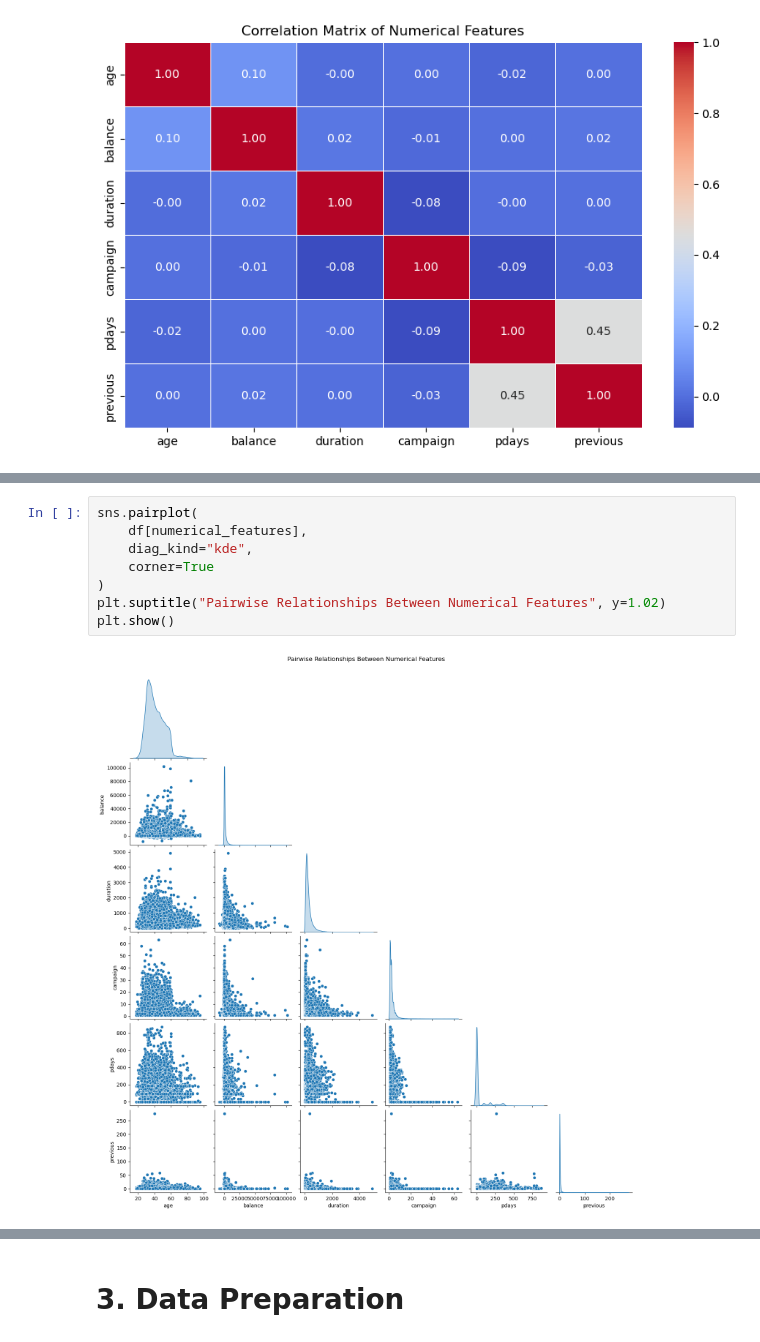
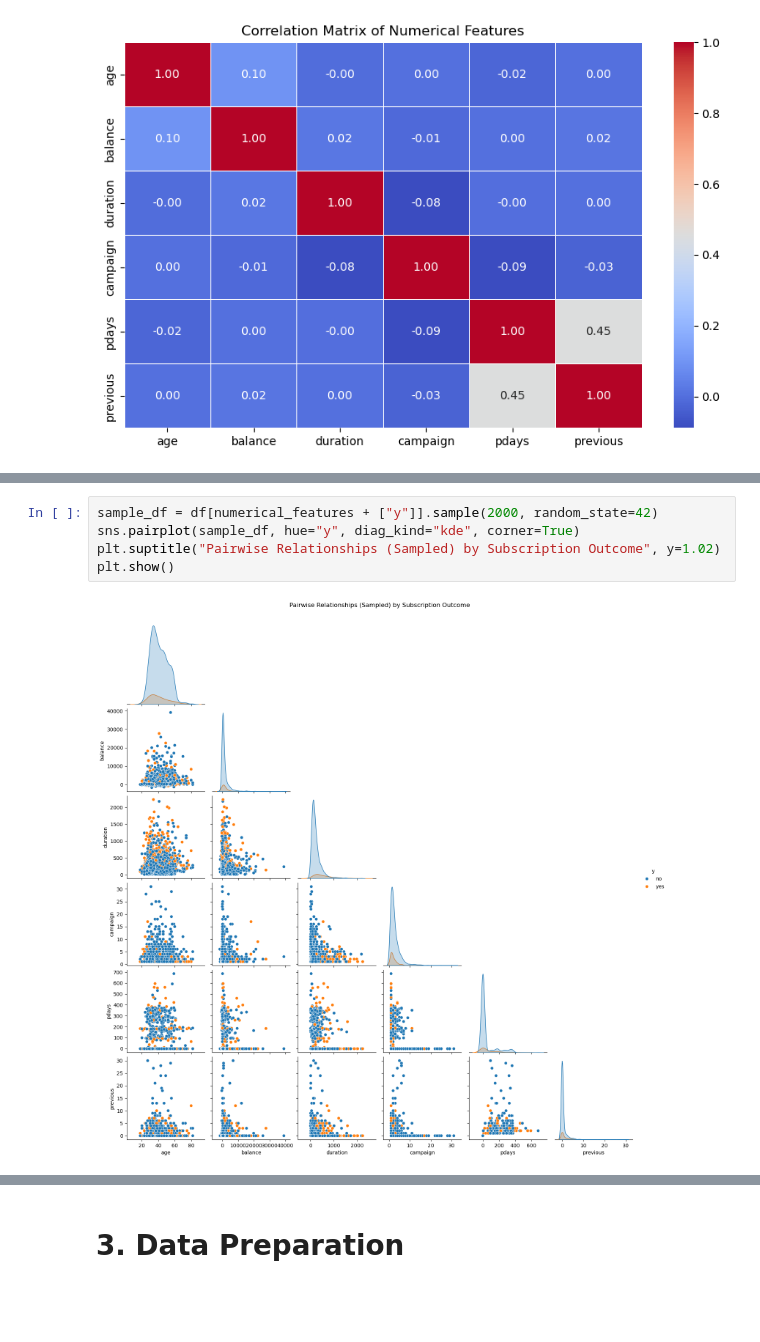
Before and after one commit to xousies/mldp-assignment, a Jupyter notebook: Program Codes.ipynb, the cells around one changed output, grey strips where cells are left out. Drawn from its saved outputs; the diff is of its cells as text; blank space fills up the shorter version.

```diff
--- a/Program Codes.ipynb
+++ b/Program Codes.ipynb
@@ -274,10 +309,7 @@ The age distribution shows only modest differences between the two classes, sugg
 # %%
-sns.pairplot(
-    df[numerical_features],
-    diag_kind="kde",
-    corner=True
-)
-plt.suptitle("Pairwise Relationships Between Numerical Features", y=1.02)
+sample_df = df[numerical_features + ["y"]].sample(2000, random_state=42)
+sns.pairplot(sample_df, hue="y", diag_kind="kde", corner=True)
+plt.suptitle("Pairwise Relationships (Sampled) by Subscription Outcome", y=1.02)
 plt.show()
 # %% [output]
-[figure, old version]
+[figure, new version]
```
Also changed, not shown: parts of 168 cells of this notebook, 7 other files.
